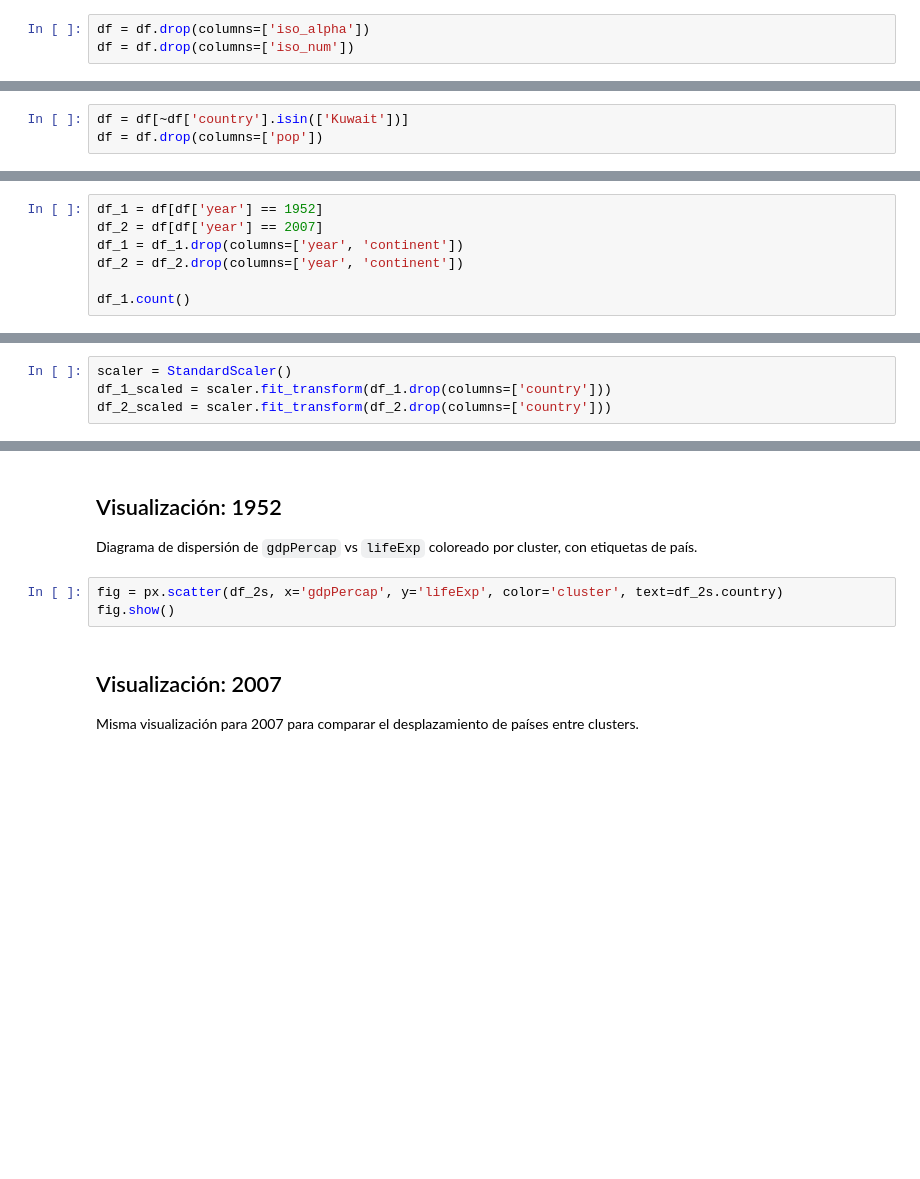
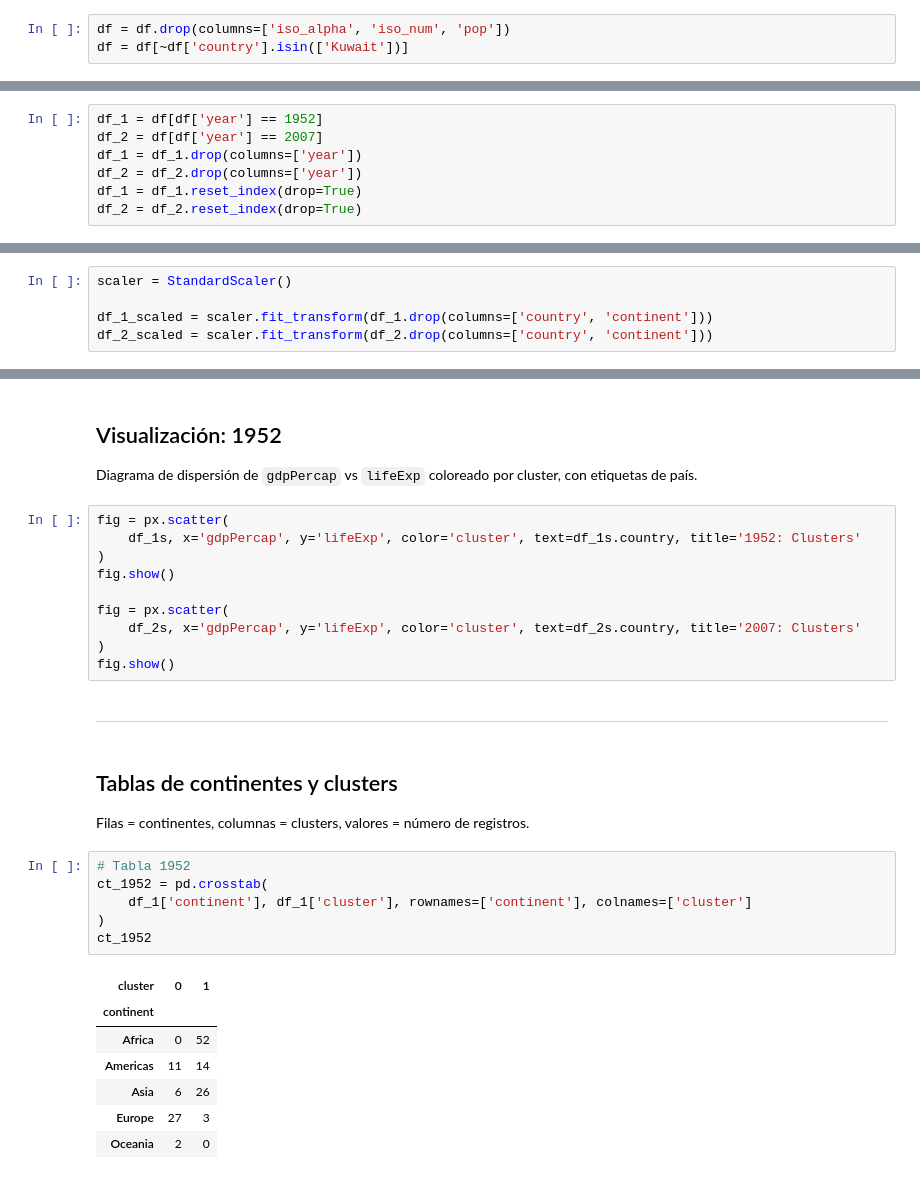
Before and after one commit to jogarman/clasification-for-CAPGEMINI, a Jupyter notebook: clustering.ipynb, the cells around one changed output, grey strips where cells are left out. Cells and saved outputs as stored; diff of their text form; blank space fills up the shorter version.

```diff
--- a/clustering.ipynb
+++ b/clustering.ipynb
@@ -40,3 +55,3 @@ Usamos `plotly.express` para obtener el dataset público de Gapminder con indica
 # %%
-df = df.drop(columns=['iso_alpha'])
-df = df.drop(columns=['iso_num'])
+df = df.drop(columns=['iso_alpha', 'iso_num', 'pop'])
+df = df[~df['country'].isin(['Kuwait'])]
@@ -78,3 +73,0 @@ print(df['year'].max())
-# %%
-df = df[~df['country'].isin(['Kuwait'])]
-df = df.drop(columns=['pop'])
@@ -86,9 +78,9 @@ df = df.drop(columns=['pop'])
 # %%
 df_1 = df[df['year'] == 1952]
 df_2 = df[df['year'] == 2007]
-df_1 = df_1.drop(columns=['year', 'continent'])
-df_2 = df_2.drop(columns=['year', 'continent'])
-
-df_1.count()
+df_1 = df_1.drop(columns=['year'])
+df_2 = df_2.drop(columns=['year'])
+df_1 = df_1.reset_index(drop=True)
+df_2 = df_2.reset_index(drop=True)
 # %% [output]
 country      141
@@ -102,4 +105,5 @@ Creamos dos subconjuntos: 1952 y 2007. Para el clustering retiramos `year` y `co
 # %%
 scaler = StandardScaler()
-df_1_scaled = scaler.fit_transform(df_1.drop(columns=['country']))
-df_2_scaled = scaler.fit_transform(df_2.drop(columns=['country']))
+
+df_1_scaled = scaler.fit_transform(df_1.drop(columns=['country', 'continent']))
+df_2_scaled = scaler.fit_transform(df_2.drop(columns=['country', 'continent']))
@@ -275,9 +235,31 @@ fig.show()
 
 Diagrama de dispersión de `gdpPercap` vs `lifeExp` coloreado por cluster, con etiquetas de país.
 # %%
-fig = px.scatter(df_2s, x='gdpPercap', y='lifeExp', color='cluster', text=df_2s.country)
+fig = px.scatter(
+    df_1s, x='gdpPercap', y='lifeExp', color='cluster', text=df_1s.country, title='1952: Clusters'
+)
 fig.show()
+
+fig = px.scatter(
+    df_2s, x='gdpPercap', y='lifeExp', color='cluster', text=df_2s.country, title='2007: Clusters'
+)
+fig.show()
-# %% [markdown]
-## Visualización: 2007
-
-Misma visualización para 2007 para comparar el desplazamiento de países entre clusters.
+# %% [markdown]
+---------------------------
+# %% [markdown]
+## Tablas de continentes y clusters
+Filas = continentes, columnas = clusters, valores = número de registros.
+# %%
+# Tabla 1952
+ct_1952 = pd.crosstab(
+    df_1['continent'], df_1['cluster'], rownames=['continent'], colnames=['cluster']
+)
+ct_1952
+# %% [output]
+| cluster | 0 | 1 |
+| continent |  |  |
+| Africa | 0 | 52 |
+| Americas | 11 | 14 |
+| Asia | 6 | 26 |
+| Europe | 27 | 3 |
+| Oceania | 2 | 0 |
```
Also changed, not shown: parts of 34 cells of this notebook, 1 other file.
